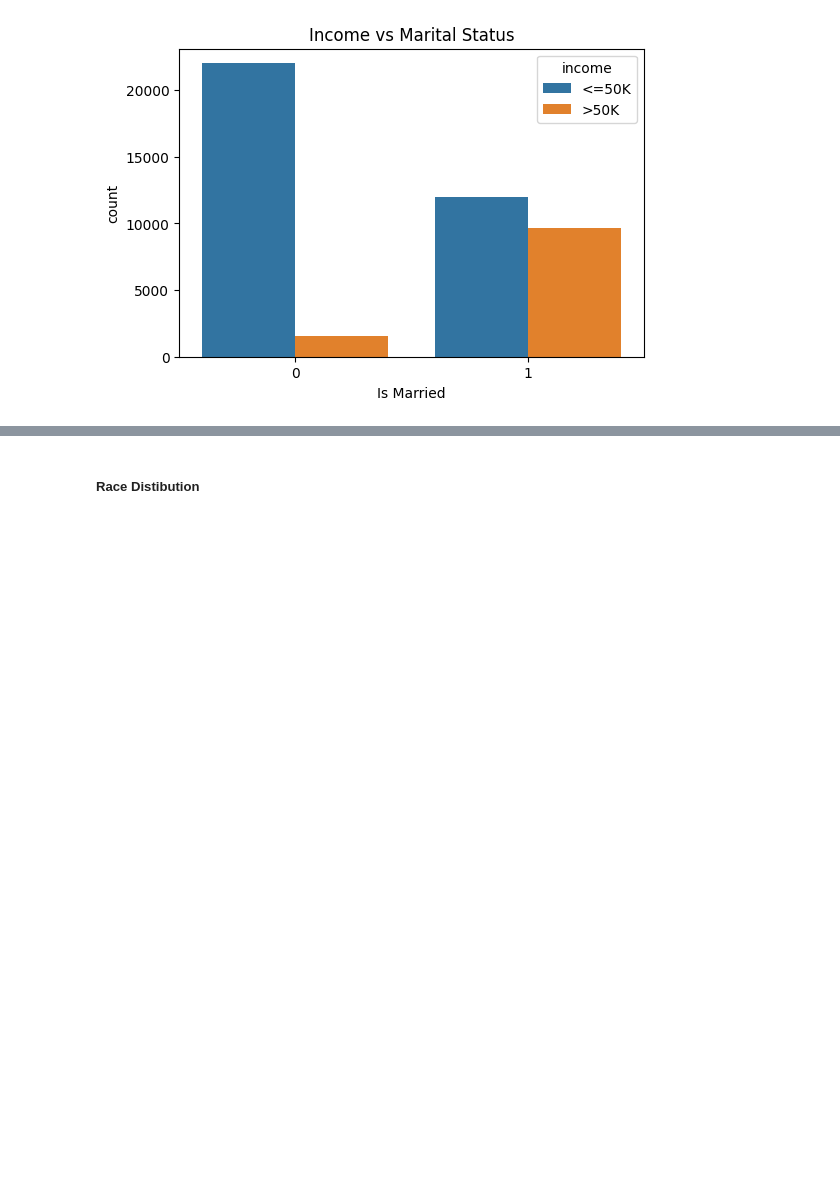
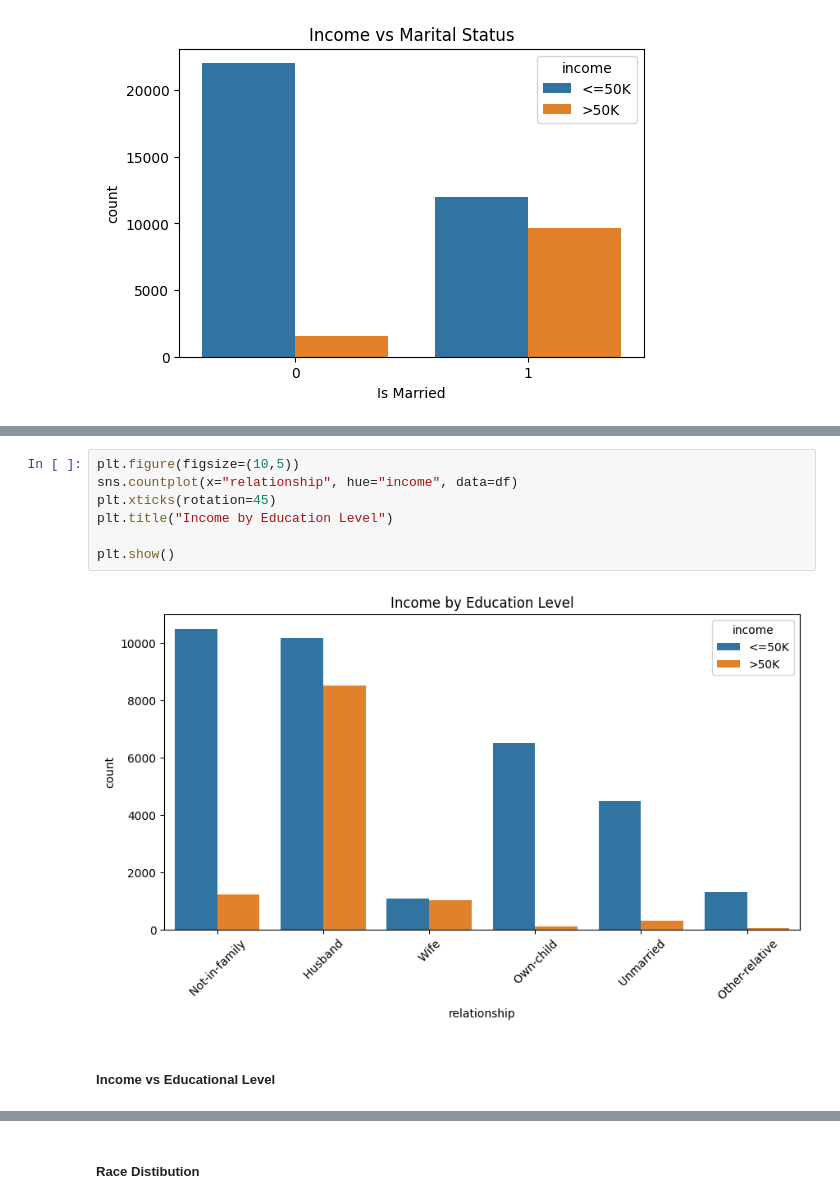
Before and after one commit to mohamedalaa-505/SupervisedML_project, a Jupyter notebook: Final_Project.ipynb, the cells around one changed output, grey strips where cells are left out. Saved outputs shown, nothing was run; the diff lists cells and outputs as text; blank space fills up the shorter version.

```diff
--- a/Final_Project.ipynb
+++ b/Final_Project.ipynb
@@ -299,0 +283,11 @@ plt.show()
+# %%
+plt.figure(figsize=(10,5))
+sns.countplot(x="relationship", hue="income", data=df)
+plt.xticks(rotation=45)
+plt.title("Income by Education Level")
+
+plt.show()
+# %% [output]
+[figure, added]
+# %% [markdown]
+##### **Income vs Educational Level**
```
Also changed, not shown: parts of 17 cells of this notebook.
